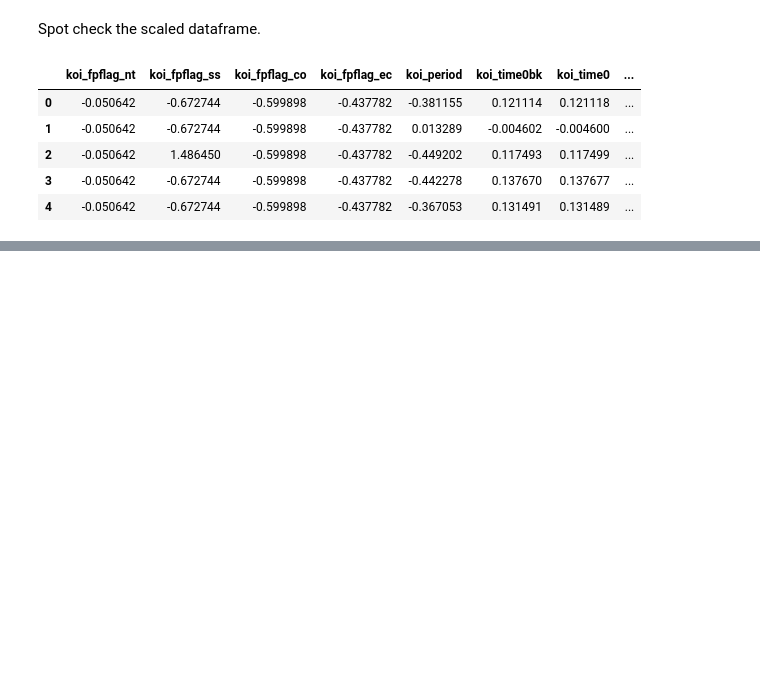
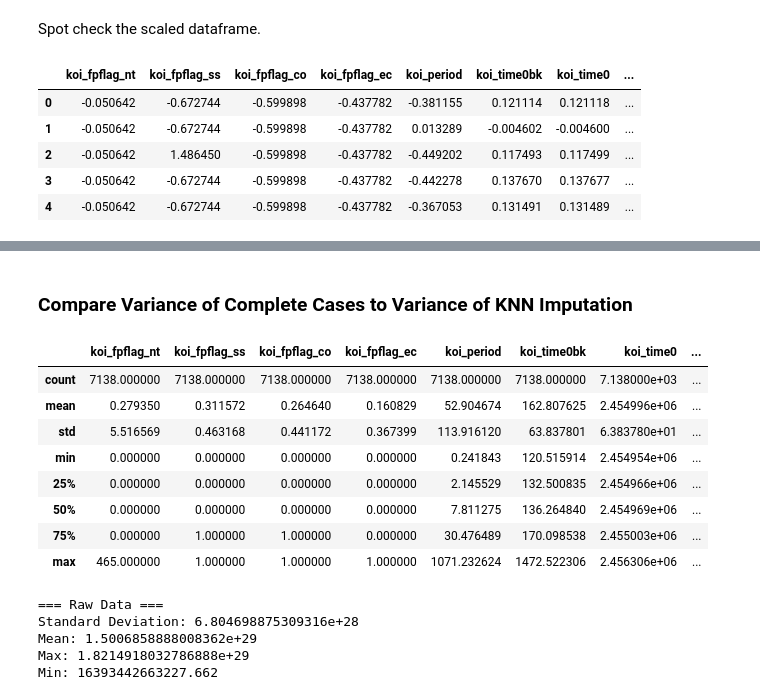
Before and after one commit to georgesturrock/Exoplanets, a Jupyter notebook: CKOI_DataPrep.ipynb, the cells around one changed output, grey strips where cells are left out. Saved outputs shown, nothing was run; the diff lists cells and outputs as text; code cells hidden in the pictures; blank space fills up the shorter version.

```diff
--- a/CKOI_DataPrep.ipynb
+++ b/CKOI_DataPrep.ipynb
@@ -373,0 +479,27 @@ df_scaledTrainMiceX.head()
+# %% [markdown]
+### Compare Variance of Complete Cases to Variance of KNN Imputation
+# %%
+describe = exoTrainX.describe()
+describe
+# %% [output]
+|  | koi_fpflag_nt | koi_fpflag_ss | koi_fpflag_co | koi_fpflag_ec | koi_period | koi_time0bk | koi_time0 | ... |
+| count | 7138.000000 | 7138.000000 | 7138.000000 | 7138.000000 | 7138.000000 | 7138.000000 | 7.138000e+03 | ... |
+| mean | 0.279350 | 0.311572 | 0.264640 | 0.160829 | 52.904674 | 162.807625 | 2.454996e+06 | ... |
+| std | 5.516569 | 0.463168 | 0.441172 | 0.367399 | 113.916120 | 63.837801 | 6.383780e+01 | ... |
+| min | 0.000000 | 0.000000 | 0.000000 | 0.000000 | 0.241843 | 120.515914 | 2.454954e+06 | ... |
+| 25% | 0.000000 | 0.000000 | 0.000000 | 0.000000 | 2.145529 | 132.500835 | 2.454966e+06 | ... |
+| 50% | 0.000000 | 0.000000 | 0.000000 | 0.000000 | 7.811275 | 136.264840 | 2.454969e+06 | ... |
+| 75% | 0.000000 | 1.000000 | 1.000000 | 0.000000 | 30.476489 | 170.098538 | 2.455003e+06 | ... |
+| max | 465.000000 | 1.000000 | 1.000000 | 1.000000 | 1071.232624 | 1472.522306 | 2.456306e+06 | ... |
+# %%
+print("=== Raw Data ===")
+print("Standard Deviation:", describe.iloc[2,:].mean())
+print("Mean:", describe.iloc[1,:].mean())
+print("Max:", describe.iloc[7,:].mean())
+print("Min:", describe.iloc[3,:].mean())
+# %% [output]
+=== Raw Data ===
+Standard Deviation: 6.804698875309316e+28
+Mean: 1.5006858888008362e+29
+Max: 1.8214918032786888e+29
+Min: 16393442663227.662
```
Also changed, not shown: parts of 15 cells of this notebook, 19 other files.
